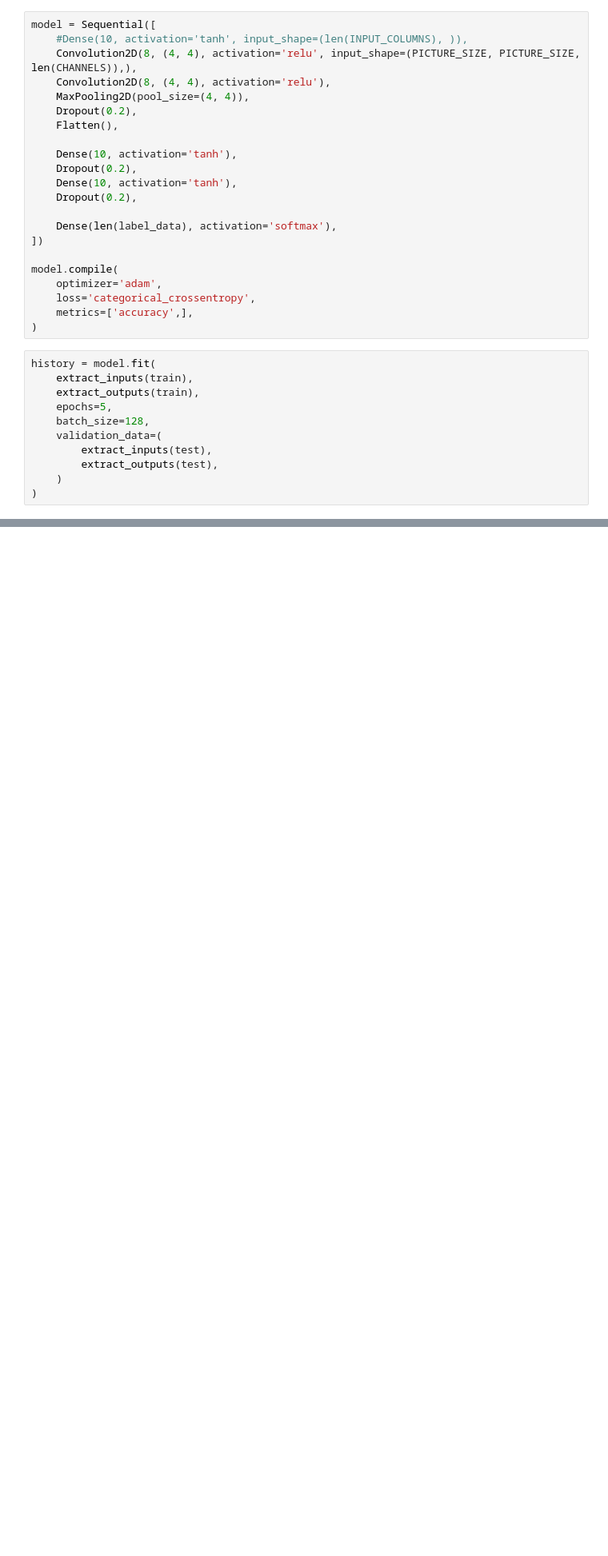
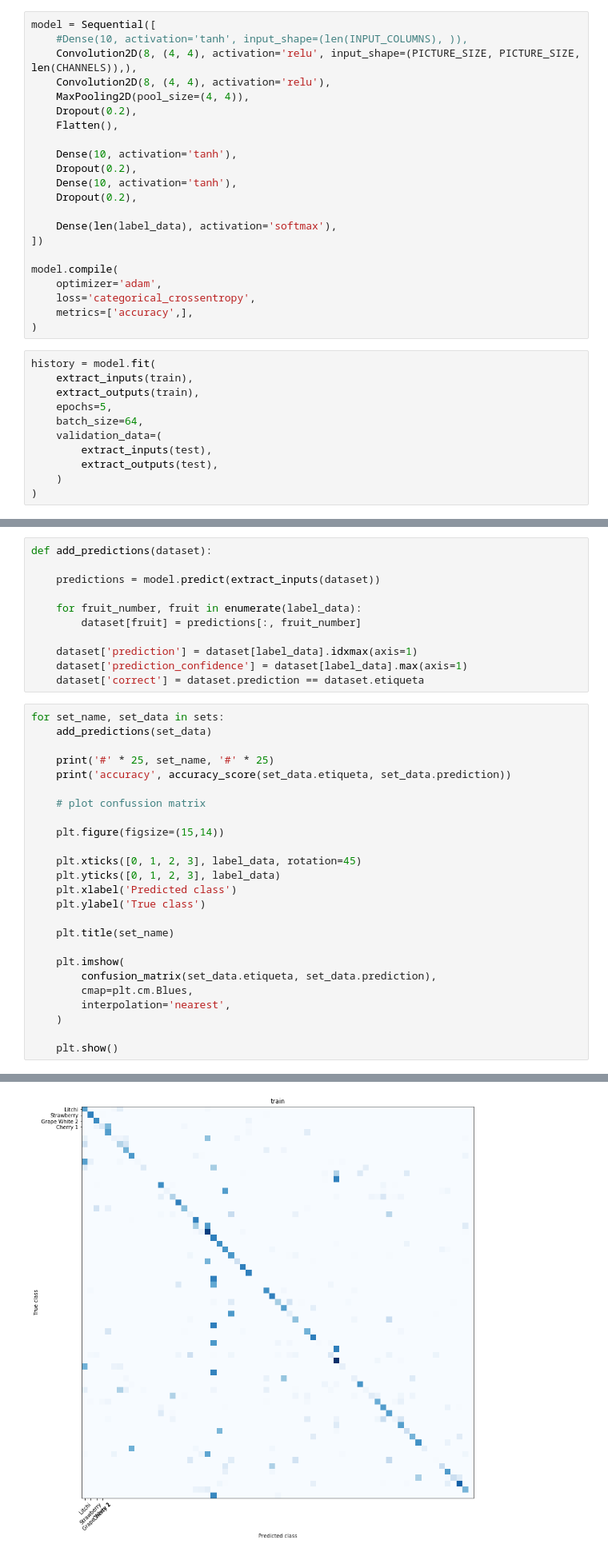
Before and after one commit to fedehenzenn/ml-grupohpz, a Jupyter notebook: tp3_cv.ipynb, the cells around one changed output, grey strips where cells are left out. Shown at 80% size. Saved outputs shown, nothing was run; the diff lists cells and outputs as text; blank space fills up the shorter version.

```diff
--- a/tp3_cv.ipynb
+++ b/tp3_cv.ipynb
@@ -137,7 +157,7 @@ history = model.fit(
     extract_inputs(train),
     extract_outputs(train),
     epochs=5,
-    batch_size=128,
+    batch_size=64,
     validation_data=(
         extract_inputs(test),
         extract_outputs(test),
@@ -145,0 +178,37 @@ history = model.fit(
+# %%
+def add_predictions(dataset):
+
+    predictions = model.predict(extract_inputs(dataset))
+
+    for fruit_number, fruit in enumerate(label_data):
+        dataset[fruit] = predictions[:, fruit_number]
+
+    dataset['prediction'] = dataset[label_data].idxmax(axis=1)
+    dataset['prediction_confidence'] = dataset[label_data].max(axis=1)
+    dataset['correct'] = dataset.prediction == dataset.etiqueta
+# %%
+for set_name, set_data in sets:
+    add_predictions(set_data)
+
+    print('#' * 25, set_name, '#' * 25)
+    print('accuracy', accuracy_score(set_data.etiqueta, set_data.prediction))
+
+    # plot confussion matrix
+
+    plt.figure(figsize=(15,14))
+
+    plt.xticks([0, 1, 2, 3], label_data, rotation=45)
+    plt.yticks([0, 1, 2, 3], label_data)
+    plt.xlabel('Predicted class')
+    plt.ylabel('True class')
+
+    plt.title(set_name)
+
+    plt.imshow(
+        confusion_matrix(set_data.etiqueta, set_data.prediction),
+        cmap=plt.cm.Blues,
+        interpolation='nearest',
+    )
+
+    plt.show()
+# %% [output]
@@ -145,0 +217 @@ history = model.fit(
+[figure, added]
```
Also changed, not shown: parts of 11 cells of this notebook.
